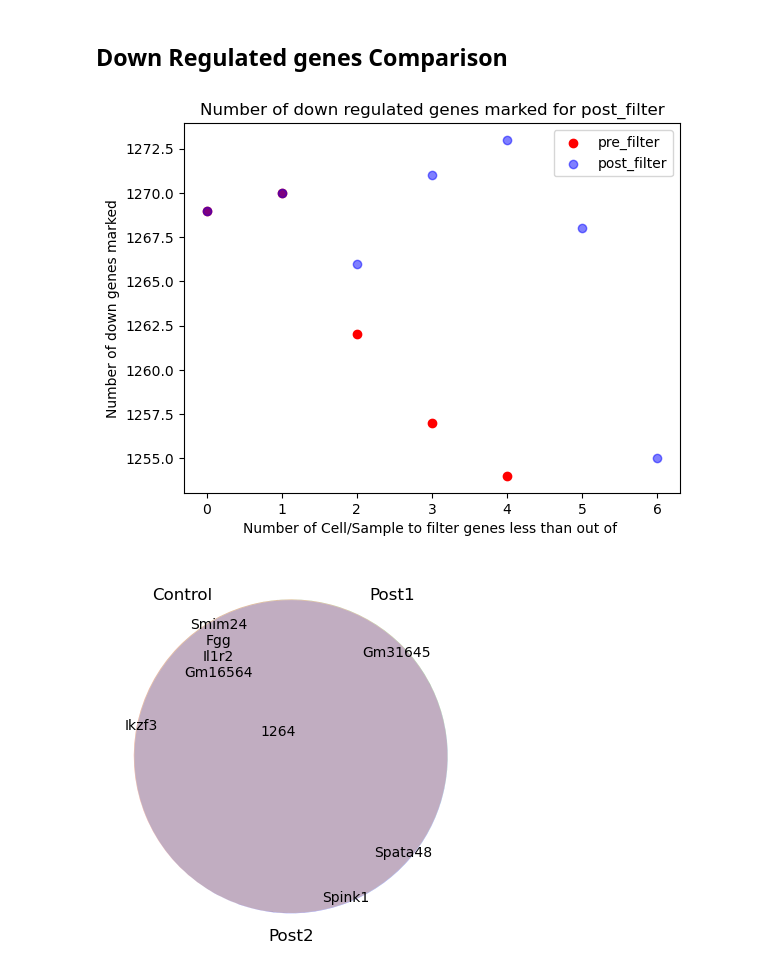
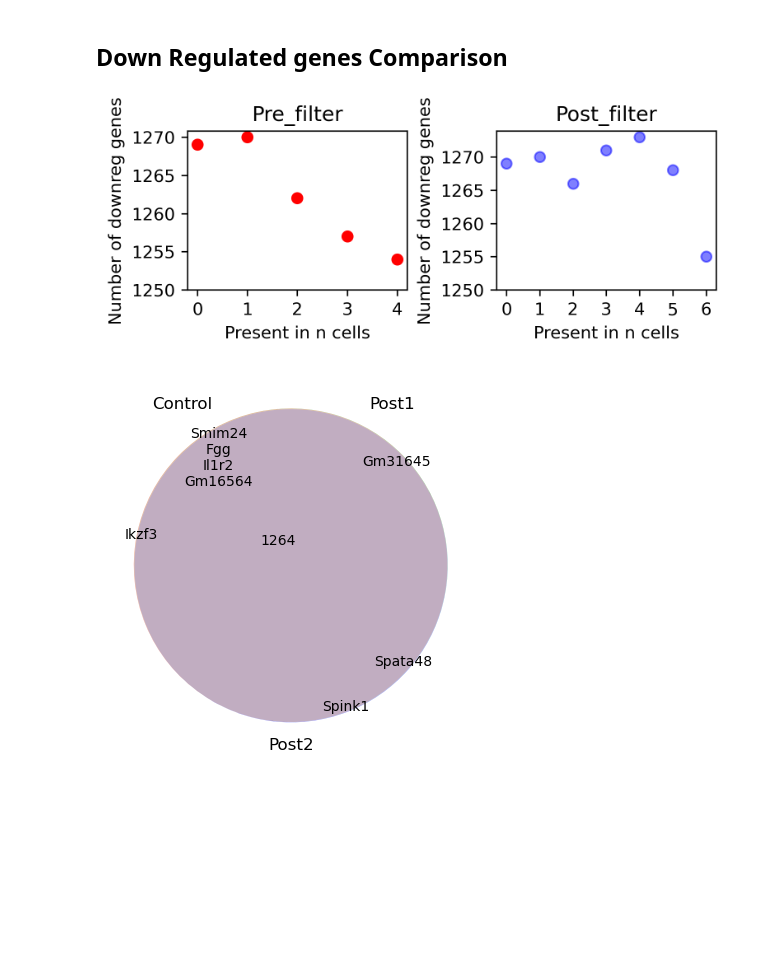
Before and after one commit to Oiya861028/1-sc_practice, a Jupyter notebook: Differential_Gene_Analysis/Notebook/venn_diagrams.ipynb, the cells around one changed output. Saved outputs shown, nothing was run; the diff lists cells and outputs as text; code cells hidden in the pictures; blank space fills up the shorter version.

Commit message:
Added up and down reg scatter plot

```diff
--- a/Differential_Gene_Analysis/Notebook/venn_diagrams.ipynb
+++ b/Differential_Gene_Analysis/Notebook/venn_diagrams.ipynb
@@ -171,21 +172,24 @@ Post filter removed Pitx2 !!!
 down_reg_pre_filter = [set(pre_filters[i].iloc[np.array(pre_filters[i].loc[:,"diff_expr"] == "down"),1]) for i in range(len(pre_filters))]
 down_reg_post_filter = [set(post_filters[i].iloc[np.array(post_filters[i].loc[:,"diff_expr"] == "down"),1]) for i in range(len(post_filters))]
 # %%
-plt.scatter(y = [len(down_reg_pre_filter[i]) for i in range(len(down_reg_pre_filter))], x = np.arange(len(down_reg_pre_filter)), color = "red", label = "pre_filter")
-plt.title("Number of down regulated genes marked for pre_filter")
-plt.xticks(np.arange(len(down_reg_pre_filter)))
+fig, axs = plt.subplots(ncols=2, figsize = (5,2), layout="constrained", dpi = 300)
+axs[0].scatter(y = [len(down_reg_pre_filter[i]) for i in range(len(down_reg_pre_filter))], x = np.arange(len(down_reg_pre_filter)), color = "red", label = "pre_filter")
+axs[0].set_title("Pre_filter")
+axs[0].set_xticks(np.arange(len(down_reg_pre_filter)))
+axs[0].set_yticks(np.arange(1250, 1275, 5))
+axs[0].set_xlabel("Present in n cells")
+axs[0].set_ylabel("Number of downreg genes")
 
-plt.scatter(y = [len(down_reg_post_filter[i]) for i in range(len(down_reg_post_filter))], x = np.arange(len(down_reg_post_filter)), color = "blue", alpha = 0.5, label = "post_filter")
-plt.title("Number of down regulated genes marked for post_filter")
-plt.xticks(np.arange(len(down_reg_post_filter)))
+axs[1].scatter(y = [len(down_reg_post_filter[i]) for i in range(len(down_reg_post_filter))], x = np.arange(len(down_reg_post_filter)), color = "blue", alpha = 0.5, label = "post_filter")
+axs[1].set_title("Post_filter")
+axs[1].set_xticks(np.arange(len(down_reg_post_filter)))
+axs[1].set_yticks(np.arange(1250, 1275, 5))
+axs[1].set_xlabel("Present in n cells")
+axs[1].set_ylabel("Number of downreg genes")
 
-# set Labels
-plt.legend()
-plt.ylabel('Number of down genes marked')
-plt.xlabel("Number of Cell/Sample to filter genes less than out of ")
-plt.show()
+fig.savefig("/project/imoskowitz/yubin/1-sc_practice/Differential_Gene_Analysis/Figures/DownReg_scatter_plot.svg")
 # %% [output]
-[figure, old version]
+[figure, new version]
 # %%
 set1, set2, set3 = down_reg_pre_filter[0], down_reg_post_filter[1], down_reg_post_filter[2]
 plt.Figure(figsize=(12,8))
```
Also changed, not shown: parts of 3 cells of this notebook, 2 other files.
